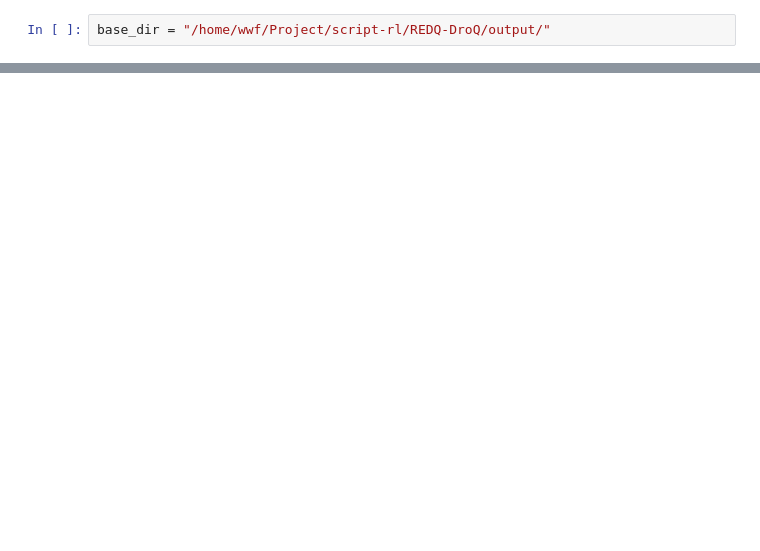
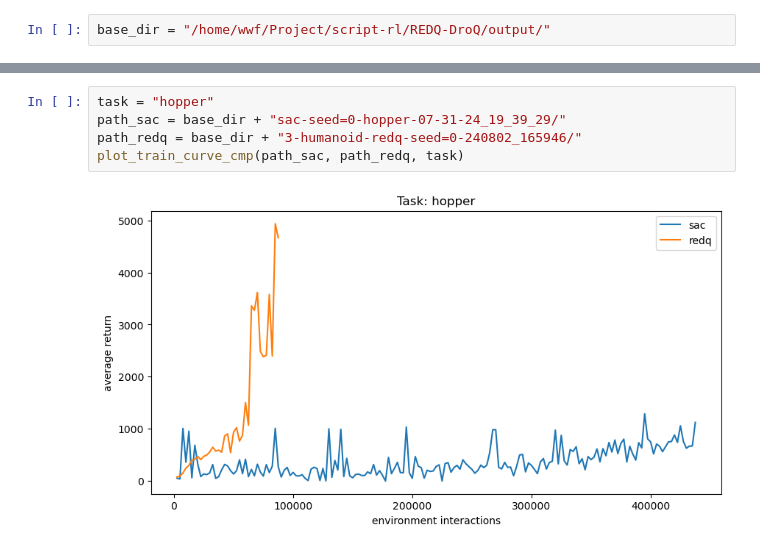
Before and after one commit to wwf971/REDQ, a Jupyter notebook: src/plot-train.ipynb, the cells around one changed output, grey strips where cells are left out. Drawn from its saved outputs; the diff is of its cells as text; blank space fills up the shorter version.

```diff
--- a/src/plot-train.ipynb
+++ b/src/plot-train.ipynb
@@ -78,0 +32,7 @@ plt.show()
+# %%
+task = "hopper"
+path_sac = base_dir + "sac-seed=0-hopper-07-31-24_19_39_29/"
+path_redq = base_dir + "3-humanoid-redq-seed=0-240802_165946/"
+plot_train_curve_cmp(path_sac, path_redq, task)
+# %% [output]
+[figure, added]
```
Also changed, not shown: parts of 11 cells of this notebook, 7 other files.
